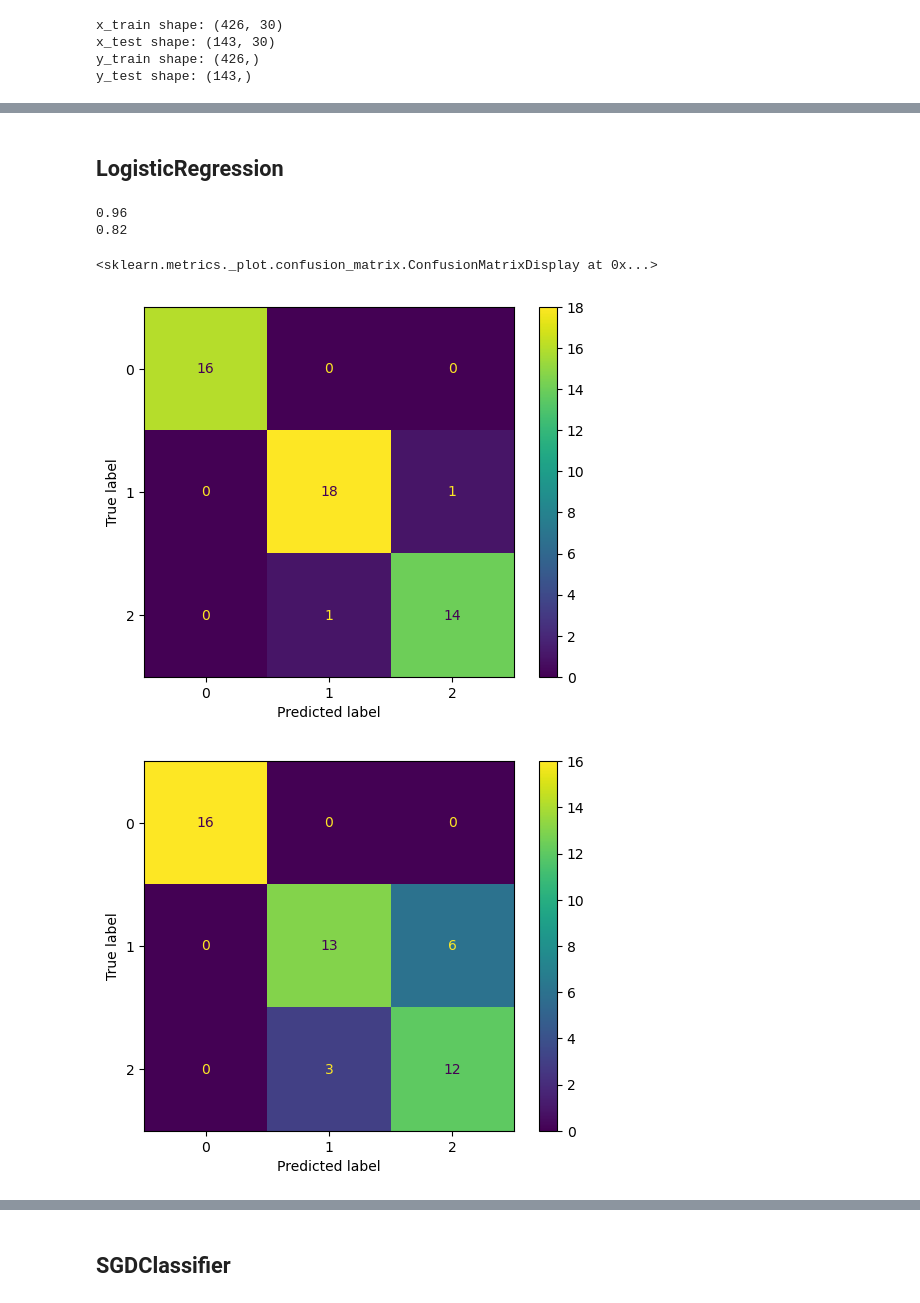
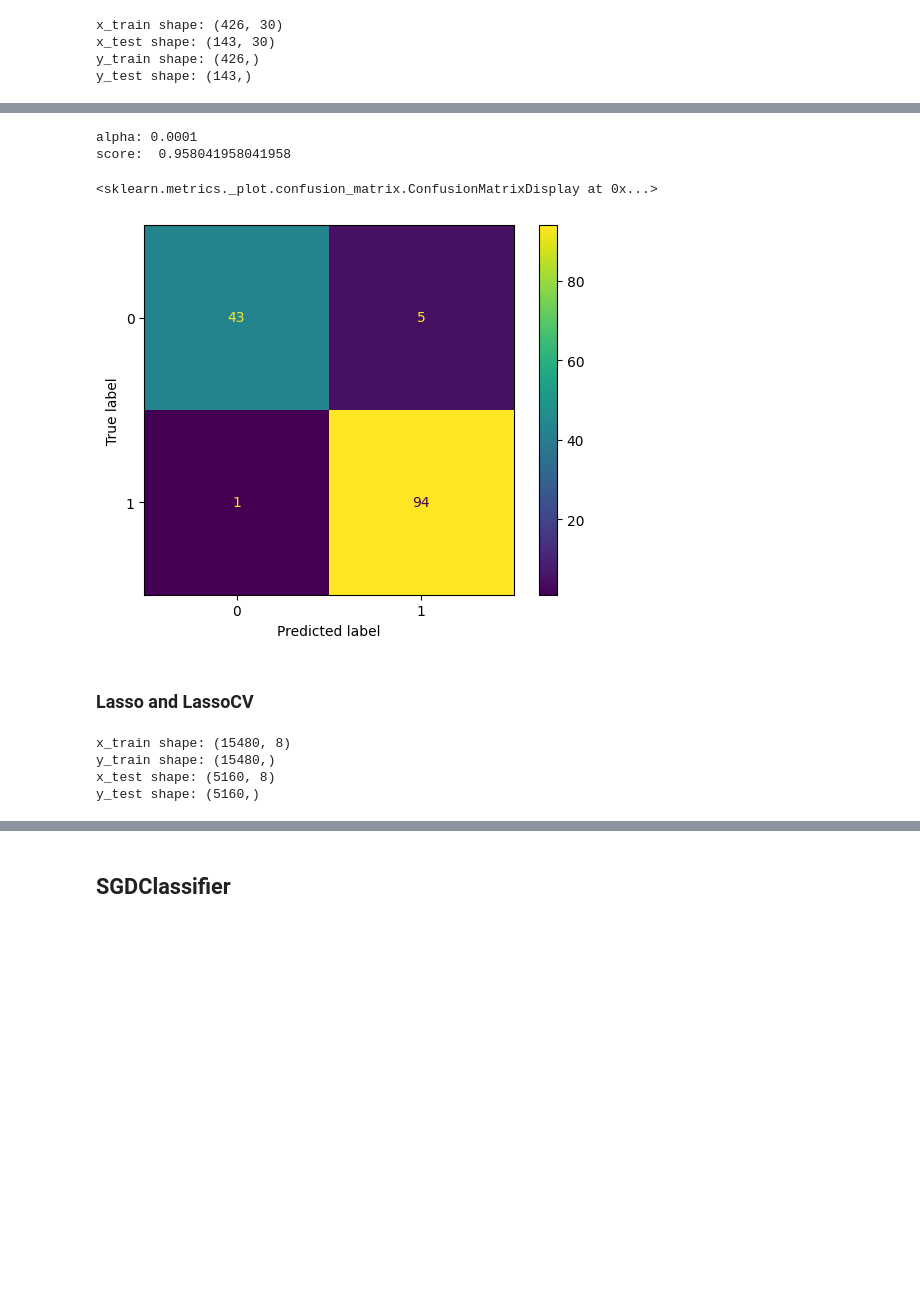
Before and after one commit to ariahosseini/TradML, a Jupyter notebook: SciKitLearn_00_ProjZero_LinearModels.ipynb, the cells around one changed output, grey strips where cells are left out. Drawn from its saved outputs; the diff is of its cells as text; code cells hidden in the pictures; blank space fills up the shorter version.

```diff
--- a/SciKitLearn_00_ProjZero_LinearModels.ipynb
+++ b/SciKitLearn_00_ProjZero_LinearModels.ipynb
@@ -325,9 +229,0 @@ Multi Task Elastic CV sore: -0.0006592519880334417
-# %%
-housing = datasets.fetch_california_housing()
-x, y = housing.data, housing.target
-x_train, x_test, y_train, y_test = train_test_split(x, y, random_state=42)
-y_train, y_test = y_train.reshape(-1, 1), y_test.reshape(-1, 1)
-y_train = np.concatenate([y_train, y_train**2, y_train**3], axis=1)
-y_test = np.concatenate([y_test, y_test**2, y_test**3], axis=1)
-print("x_train shape:", x_train.shape, "y_train shape:", y_train.shape)
-print("x_test shape:", x_test.shape, "y_test shape:", y_test.shape)
@@ -451,32 +230,27 @@ Text(0, 0.5, 'coeff.')
-# %% [markdown]
-## LogisticRegression
-# %%
-data = datasets.load_iris()
-x_train, x_test, y_train, y_test = train_test_split(data.data, data.target,
-                                                    test_size = 0.33, shuffle = True, random_state = 0)
-logit = linear_model.LogisticRegression(penalty = 'l2', fit_intercept = True, random_state = None,
-                                        solver = 'lbfgs', multi_class = 'ovr')
-logit.fit(x_train, y_train)
-yp_test_logit = logit.predict(x_test)
-print(logit.score(x_test, y_test))
-
-
-ridge_clf = linear_model.RidgeClassifier()
-ridge_clf.fit(x_train, y_train)
-yp_test_ridge_clf = ridge_clf.predict(x_test)
-print(ridge_clf.score(x_test, y_test))
-
-
-conf_logit = metrics.confusion_matrix(y_test, yp_test_logit)
-disp_logit = metrics.ConfusionMatrixDisplay(confusion_matrix = conf_logit, display_labels = logit.classes_)
-disp_logit.plot()
-
-conf_ridge_clf = metrics.confusion_matrix(y_test, yp_test_ridge_clf)
-disp_ridge_clf = metrics.ConfusionMatrixDisplay(confusion_matrix = conf_ridge_clf, display_labels = ridge_clf.classes_)
-disp_ridge_clf.plot()
-# %% [output]
-0.96
-0.82
-<sklearn.metrics._plot.confusion_matrix.ConfusionMatrixDisplay at 0x...>
-[figure, removed]
-[figure, removed]
+# %%
+alphas = np.logspace(-4, 4, 100)
+rig_clf = linear_model.RidgeClassifierCV(alphas=alphas, cv=10)
+rig_clf.fit(x_train, y_train)
+pred_test = rig_clf.predict(x_test)
+print("alpha:", rig_clf.alpha_)
+print("score: ", rig_clf.score(x_test, y_test))
+conf_mat = metrics.confusion_matrix(y_test, pred_test, labels=rig_clf.classes_)
+disp = metrics.ConfusionMatrixDisplay(confusion_matrix=conf_mat, display_labels=rig_clf.classes_)
+disp.plot()
+# %% [output]
+alpha: 0.0001
+score:  0.958041958041958
+<sklearn.metrics._plot.confusion_matrix.ConfusionMatrixDisplay at 0x...>
+[figure, added]
+# %% [markdown]
+### Lasso and LassoCV
+# %%
+dataset_housing = datasets.fetch_california_housing()
+x_train, x_test, y_train, y_test = train_test_split(dataset_housing["data"], dataset_housing["target"])
+print("x_train shape:", x_train.shape, "\ny_train shape:", y_train.shape)
+print("x_test shape:", x_test.shape, "\ny_test shape:", y_test.shape)
+# %% [output]
+x_train shape: (15480, 8)
+y_train shape: (15480,)
+x_test shape: (5160, 8)
+y_test shape: (5160,)
```
Also changed, not shown: parts of 76 cells of this notebook.
